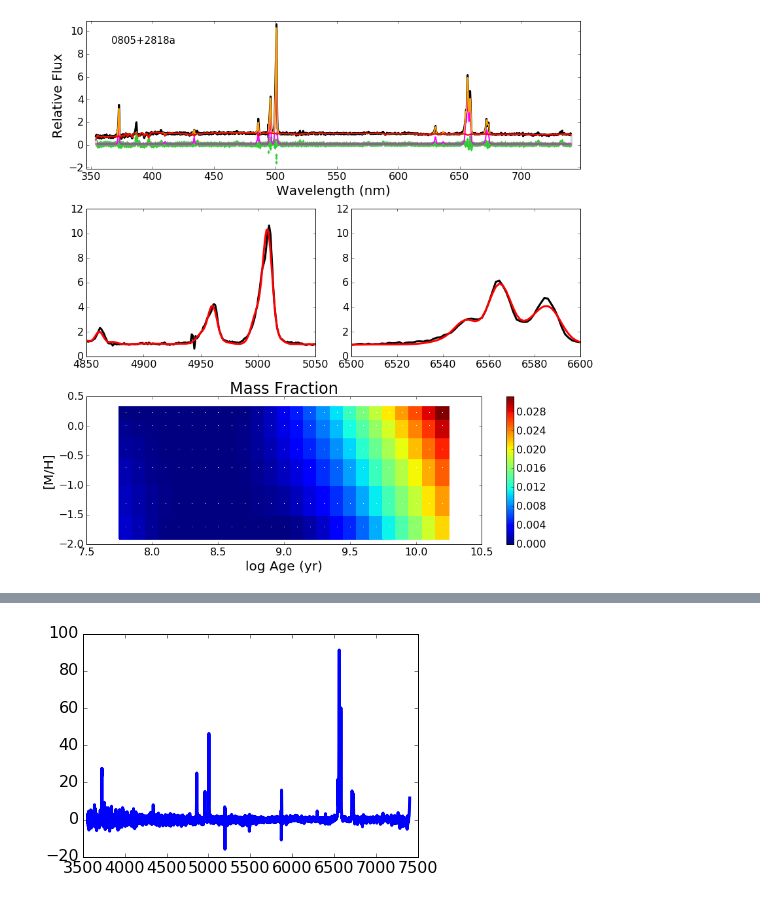
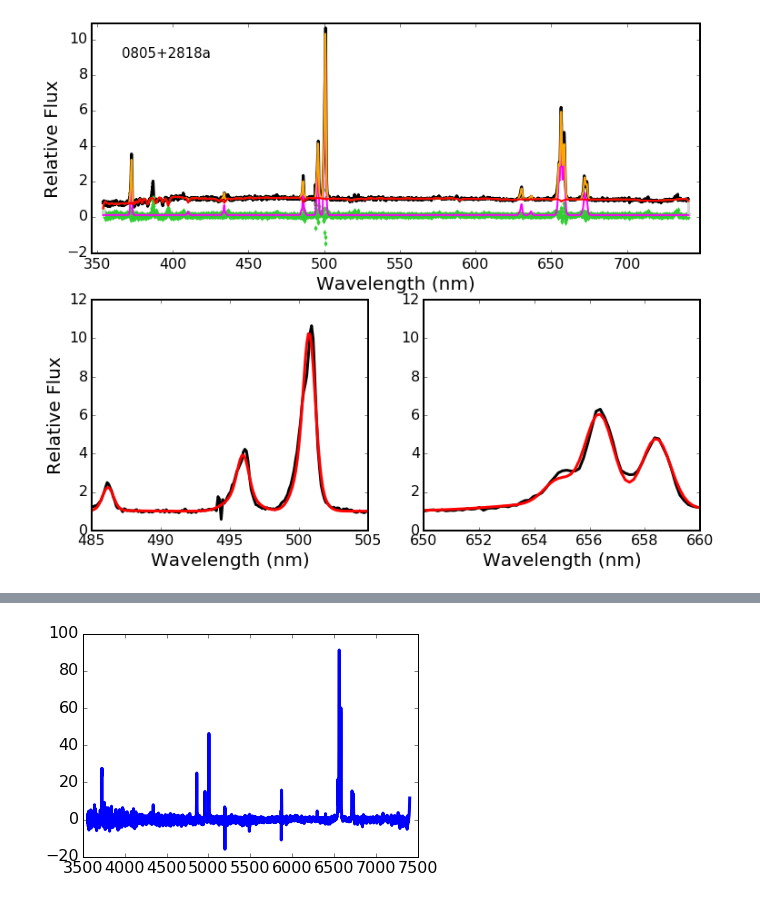
Before and after one commit to legolason/ppxf, a Jupyter notebook: ppxf.ipynb, the cells around one changed output, grey strips where cells are left out. Saved outputs shown, nothing was run; the diff lists cells and outputs as text; code cells hidden in the pictures.

```diff
--- a/ppxf.ipynb
+++ b/ppxf.ipynb
@@ -62,15 +62,18 @@ L_all = np.array([])
 for i in zip(glob.glob('/Users/legolason/study/otherwork/meicun/data/*.fits'),\
                 range(10),['0805+2818a','0805+2818b','0907+5203a','0907+5203b',\
                     '1058+3144a','1058+3144b','1330-0036a','1330-0036b','1544+0446a','1544+0446b']):
-#for i in zip(glob.glob('/Users/legolason/study/otherwork/meicun/data/10a*.fits'),\
-#            range(1),['']):
+#for i in zip(glob.glob('/Users/legolason/study/otherwork/meicun/data/13b*.fits'),\
+#            range(1),['1330-0036b']):
 
     print '-------------------'+i[2]+'-------------------'
     hdu = fits.open(i[0])
     t = hdu[1].data
     wv = 10**t['loglam']
     redshift = float(hdu[2].data['z'])
-    wave1 = 10**t['loglam']/(1.+ float(hdu[2].data['z']))
+    print 'plate-mjd-fiber:', hdu[2].data['plate'][0],hdu[2].data['mjd'][0],hdu[2].data['fiberid'][0]
+    print 'redshift:',np.round(redshift,4)
+
+    wave1 = 10**t['loglam']/(1.+ redshift)
     flux1 = t['flux']
     err1 = 1./np.sqrt(t['ivar'])
     z = 0.
@@ -81,6 +84,8 @@ for i in zip(glob.glob('/Users/legolason/study/otherwork/meicun/data/*.fits'),\
 
     flux = flux1[mask]
     galaxy = flux/np.median(flux)   # Normalize spectrum to avoid numerical issues
+    factor1=np.median(flux)
+    print 'flux normalized by:', np.median(flux)
     wave = wave1[mask]
     err = err1[mask]
 
@@ -128,7 +133,7 @@ for i in zip(glob.glob('/Users/legolason/study/otherwork/meicun/data/*.fits'),\
     # Construct a set of Gaussian emission line templates.
     # Estimate the wavelength fitted range in the rest frame.
     #
-    lam_range_gal = np.array([np.min(wave), np.max(wave)])/(1 + z)
+    lam_range_gal = np.array([np.min(wave), np.max(wave)])/(1. + z)
     gas_templates, gas_names, line_wave = util.emission_lines(
         miles.log_lam_temp, lam_range_gal, FWHM_gal,
         tie_balmer=tie_balmer, limit_doublets=limit_doublets)
@@ -208,29 +213,61 @@ for i in zip(glob.glob('/Users/legolason/study/otherwork/meicun/data/*.fits'),\
 
     # Plot fit results for stars and gas.
     #plt.clf()
-    plt.figure(figsize=(12,12))
+    line=np.genfromtxt('/Users/legolason/study/otherwork/meicun/data_line/line_'+i[2]+'.txt')
+    plt.figure(figsize=(12,10))
     plt.style.use('my')
-    ax1=plt.subplot(3,2,(1,2))
+    ax1=plt.subplot(2,2,(1,2))
     pp.plot()
     plt.text(0.05, 0.85,i[2], transform=ax1.transAxes,fontsize=15)
 
+    #add the difference of the emission lines
+    if i[2] == '1058+3144a':
+        for j in zip([4800,4900,5000],[4900,5000,5100],[0.8,2,1]):
+            ind=np.where( (pp.lam > j[0]) & (pp.lam < j[1]), True,False)
+            add=((line[:,2][ind]/factor1+1.).max()-pp.bestfit[ind].max())*j[2]
+            ind2=np.argmax(pp.bestfit[ind])
+            plt.plot(pp.lam[ind][ind2-1:ind2+2]/10.,pp.bestfit[ind][ind2]+[0,add,0],'orange',lw=2)
+    if i[2] == '1330-0036b':
+        for j in zip([4800,4900,5000],[4900,5000,5100],[0.9,1,1]):
+            ind=np.where( (pp.lam > j[0]) & (pp.lam < j[1]), True,False)
+            add=((line[:,2][ind]/factor1+1.).max()-pp.bestfit[ind].max())*j[2]
+            ind2=np.argmax(pp.bestfit[ind])
+            plt.plot(pp.lam[ind][ind2-1:ind2+2]/10.,pp.bestfit[ind][ind2]+[0,add,0],'orange',lw=2)
 
 
     # Plot stellar population mass fraction distribution
-    plt.subplot(323)
-    plt.plot(pp.lam,pp.galaxy,'k')
-    plt.plot(pp.lam,pp.bestfit,'r')
-    plt.xlim(4850,5050)
 
-    plt.subplot(324)
-    plt.plot(pp.lam,pp.galaxy,'k')
-    plt.plot(pp.lam,pp.bestfit,'r')
-    plt.xlim(6500,6600)
+    plt.subplot(223)
+    plt.plot(line[:,0]/10.,line[:,1]/factor1+1,'k')
+    #plt.plot(pp.lam/10.,pp.bestfit,'r')
+    plt.plot(line[:,0]/10.,line[:,2]/factor1+1,'r')
 
-    plt.subplot(3,2,(5,6))
+    plt.xlim(485,505)
+    plt.ylabel('Relative Flux')
+    plt.xlabel('Wavelength (nm)')
 
-    miles.plot(weights)
-    plt.tight_layout()
+    plt.subplot(224)
+
+    #plt.plot(pp.lam/10.,pp.bestfit,'r')
+    if i[2] == '1544+0446a':
+        plt.plot(pp.lam/10.,pp.galaxy,'k')
+        plt.plot(pp.lam/10.,pp.bestfit,'r')
+    elif i[2] == '1330-0036b':
+        plt.plot(pp.lam/10.,pp.galaxy,'k')
+        plt.plot(pp.lam/10.,pp.bestfit,'r')
+    elif i[2] == '1058+3144a':
+        plt.plot(pp.lam/10.,pp.galaxy,'k')
+        plt.plot(pp.lam/10.,pp.bestfit,'r')
+    else:
+        plt.plot(line[:,0]/10.,line[:,1]/factor1+1,'k')
+        plt.plot(line[:,0]/10.,line[:,2]/factor1+1,'r')
+    plt.xlim(650,660)
+    plt.xlabel('Wavelength (nm)')
+
+    #plt.subplot(3,2,(5,6))
+
+    #miles.plot(weights)
+    #plt.tight_layout()
 
 
     L = L_conti(wave,flux,redshift)
@@ -251,6 +288,10 @@ for i in zip(glob.glob('/Users/legolason/study/otherwork/meicun/data/*.fits'),\
     print 'SFR_err: ', (10**L/(3.8*10**33)/ml_tmp*mass_frac_tmp_delta/10**8)
 
 
-    #plt.savefig('/Users/legolason/study/otherwork/meicun/fig/'+i[2]+'.eps')
+    plt.savefig('/Users/legolason/study/otherwork/meicun/fig/'+i[2]+'.eps')
+    #wave=wave
+    #line_flux = flux-(pp.bestfit-pp.gas_bestfit)*np.median(flux)
+    #err = err
+    #np.savetxt('/Users/legolason/study/otherwork/meicun/data_line/'+i[2]+'.txt',np.c_[wave,line_flux,err])
 # %% [output]
 -------------------0805+2818a-------------------
@@ -273 +314 @@ SFR_err:  [ 0.]
-[figure, old version]
+[figure, new version]
```
Also changed, not shown: parts of 4 cells of this notebook.
